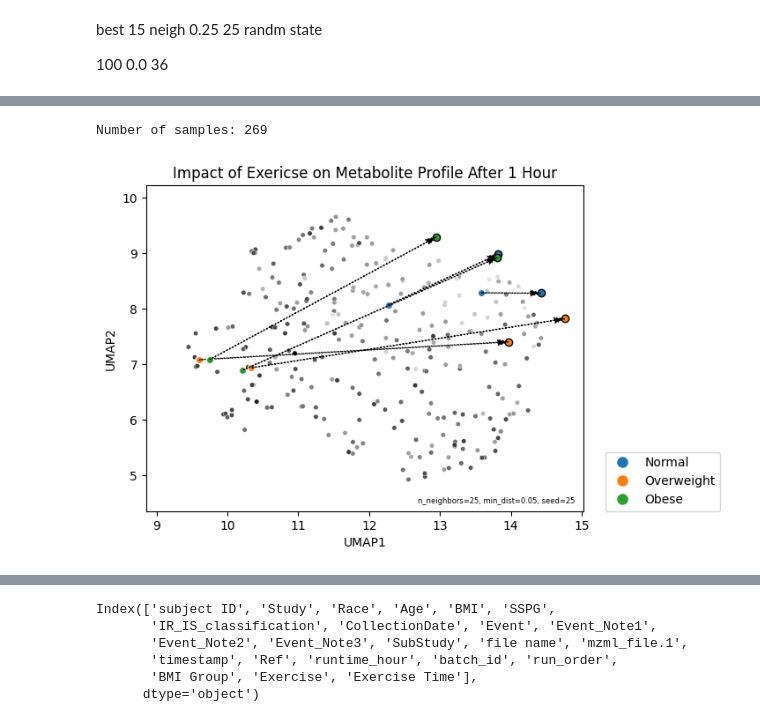
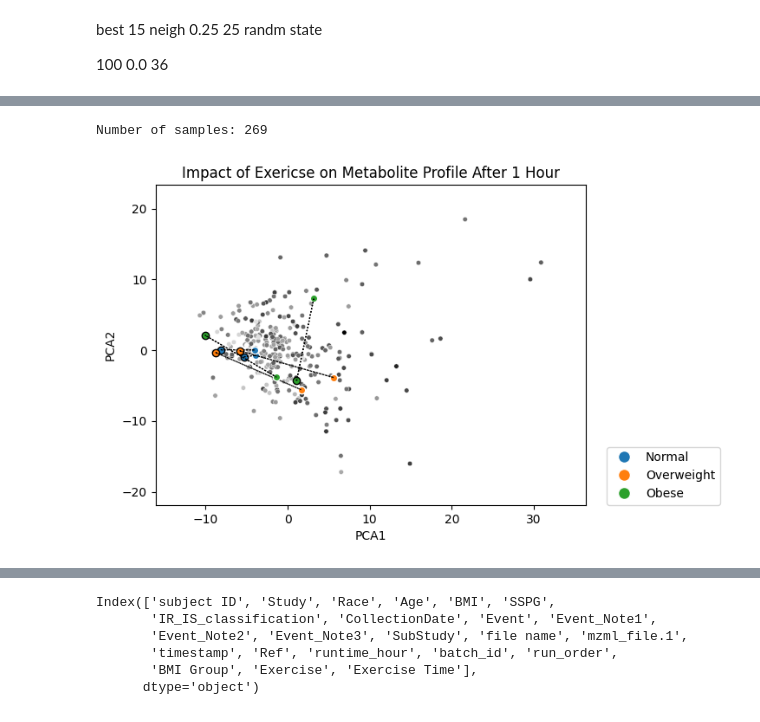
Before and after one commit to ReviveMed/mzEmbed, a Jupyter notebook: ml/stanford_bmi_umaps2.ipynb, the cells around one changed output, grey strips where cells are left out. Drawn from its saved outputs; the diff is of its cells as text; code cells hidden in the pictures.

```diff
--- a/ml/stanford_bmi_umaps2.ipynb
+++ b/ml/stanford_bmi_umaps2.ipynb
@@ -280,19 +369,19 @@ fig, axes = plt.subplots(1, 3, figsize=(15, 5), sharex=True, sharey=True)
 # Define the labels for the subplots
 labels = ['Normal', 'Overweight', 'Obese']
 
-# Iterate over the subplots and plot the UMAP scatter plot for each group
+# Iterate over the subplots and plot thef {emb_kind} scatter plot for each group
 for i, ax in enumerate(axes):
     # Get the subset of the dataframe for the current group
     subset = exercise_subset[exercise_subset['BMI Group'] == labels[i]]
     subset = subset.drop_duplicates(subset=['subject ID', 'Event_Note1'])
-    matched_subset = subset.pivot(index='subject ID', columns='Event_Note1', values=['UMAP1','UMAP2'])
+    matched_subset = subset.pivot(index='subject ID', columns='Event_Note1', values=[f'{emb_kind}1',f'{emb_kind}2'])
 
     for idx, row in matched_subset.iterrows():
         # Get the coordinates for the 'Baseline' and '1 hour' points
-        baseline_x = row[('UMAP1', 'Baseline')]
-        baseline_y = row[('UMAP2', 'Baseline')]
-        hour_x = row[('UMAP1', '1 hour')]
-        hour_y = row[('UMAP2', '1 hour')]
+        baseline_x = row[(f'{emb_kind}1', 'Baseline')]
+        baseline_y = row[(f'{emb_kind}2', 'Baseline')]
+        hour_x = row[(f'{emb_kind}1', '1 hour')]
+        hour_y = row[(f'{emb_kind}2', '1 hour')]
 
         # Draw a scatter plot for the 'Baseline' point
         ax.scatter(baseline_x, baseline_y, color='C0', label='Baseline' if idx == matched_subset.index[0] else "")
@@ -312,8 +401,8 @@ for i, ax in enumerate(axes):
 
     # Set the title and axis labels for the subplot
     ax.set_title(labels[i])
-    ax.set_xlabel('UMAP 1')
-    ax.set_ylabel('UMAP 2')
+    ax.set_xlabel(f'{emb_kind} 1')
+    ax.set_ylabel(f'{emb_kind} 2')
 
 # Add a colorbar to the last subplot
 # cbar = plt.colorbar(ax=axes[-1])
@@ -323,5 +412,5 @@ for i, ax in enumerate(axes):
 plt.tight_layout()
 
 # Show the plot
-plt.savefig(os.path.join(chosen_umap_plots_dir, 'arrow-bmi_embedding.png'), dpi=300, bbox_inches='tight')
+plt.savefig(os.path.join(chosen_plots_dir, 'arrow-bmi_embedding.png'), dpi=300, bbox_inches='tight')
 # %% [output]
@@ -378,26 +468,27 @@ Number of samples: 269
 # %%
-create_nice_embedding_plot(trainval_embedding, 'BMI', df, is_umap=True,palette='gray_r',margin_amount=0.12)
+create_nice_embedding_plot(trainval_embedding, 'BMI', df, emb_kind=emb_kind,palette='gray_r',margin_amount=margin_amount)
 # remove the legend
 # plt.gca().get_legend().remove()
 
 # add some text in the corner of the plot
 # how to make this text smllar"
-plt.text(0.98, 0.02, desc_text,
-    verticalalignment='bottom',
-    horizontalalignment='right',
-    transform=plt.gca().transAxes,
-    fontsize=6)
+if show_text:
+    plt.text(0.98, 0.02, desc_text,
+        verticalalignment='bottom',
+        horizontalalignment='right',
+        transform=plt.gca().transAxes,
+        fontsize=6)
 
 label_colors = ['C0','C1','C2']
 for i in range(3):
     subset = exercise_subset[exercise_subset['BMI Group'] == labels[i]]
     subset = subset.drop_duplicates(subset=['subject ID', 'Event_Note1'])
-    matched_subset = subset.pivot(index='subject ID', columns='Event_Note1', values=['UMAP1','UMAP2'])
+    matched_subset = subset.pivot(index='subject ID', columns='Event_Note1', values=[f'{emb_kind}1',f'{emb_kind}2'])
 
-    hour_x = matched_subset[('UMAP1', '1 hour')]
-    hour_y = matched_subset[('UMAP2', '1 hour')]
-    baseline_x = matched_subset[('UMAP1', 'Baseline')]
-    baseline_y = matched_subset[('UMAP2', 'Baseline')]
+    hour_x = matched_subset[(f'{emb_kind}1', '1 hour')]
+    hour_y = matched_subset[(f'{emb_kind}2', '1 hour')]
+    baseline_x = matched_subset[(f'{emb_kind}1', 'Baseline')]
+    baseline_y = matched_subset[(f'{emb_kind}2', 'Baseline')]
     r_dist = np.sqrt((hour_x - baseline_x)**2 + (hour_y - baseline_y)**2)
     if i == 0:
         r_dist = r_dist.sort_values(ascending=True)
@@ -406,11 +497,14 @@ for i in range(3):
 
     bmi_group =labels[i]
     for j in range(2):
-        row = matched_subset.loc[r_dist.index[j]]
-        baseline_x = row[('UMAP1', 'Baseline')]
-        baseline_y = row[('UMAP2', 'Baseline')]
-        hour_x = row[('UMAP1', '1 hour')]
-        hour_y = row[('UMAP2', '1 hour')]
+        if i == 1:
+            row = matched_subset.loc[r_dist.index[j+2]]
+        else:
+            row = matched_subset.loc[r_dist.index[j]]
+        baseline_x = row[(f'{emb_kind}1', 'Baseline')]
+        baseline_y = row[(f'{emb_kind}2', 'Baseline')]
+        hour_x = row[(f'{emb_kind}1', '1 hour')]
+        hour_y = row[(f'{emb_kind}2', '1 hour')]
 
         # Draw a scatter plot for the 'Baseline' point
         plt.scatter(baseline_x, baseline_y, edgecolor='white', facecolors=label_colors[i],
@@ -423,33 +517,33 @@ for i in range(3):
         # Draw an arrow from the 'Baseline' point to the '1 hour' point
         plt.arrow(baseline_x, baseline_y, hour_x - baseline_x, hour_y - baseline_y, color='black', length_includes_head=True,
                 head_width=0.1,width=0.005,linestyle=':')
 
     # place legend outside of the plot
     # plt.legend(bbox_to_anchor=(1.05, 1), loc=2, borderaxespad=0.)
-# plt.savefig(os.path.join(chosen_umap_plots_dir, 'gray_top_movement_embedding.png'), dpi=300, bbox_inches='tight')
+# plt.savefig(os.path.join(chosenf_{emb_kind}_plots_dir, 'gray_top_movement_embedding.png'), dpi=300, bbox_inches='tight')
 
 # add a custom legend to the plot for the Obsese groups
 # legend_text = ['Normal Baseline', 'Normal 1 hour', 'Overweight Baseline', 'Overweight 1 hour', 'Obese Baseline', 'Obese 1 hour']
 # legend_colors = ['C0','C0','C1','C1','C2','C2']
 # legend_markers = ['o','o','o','o','o','o']
 legend_text = ['Normal', 'Overweight', 'Obese']
 legend_colors = ['C0','C1','C2']
 legend_markers = ['o','o','o']
 
 
 legend_labels = []
 for i in range(3):
     legend_labels.append(f'{labels[i]}')
     # for j in range(2):
     #     legend_labels.append(f'{labels[i]} {["Baseline","1 hour"][j]}')
 plt.legend(handles=[plt.Line2D([0], [0], marker=legend_markers[i], color='w',
     markerfacecolor=legend_colors[i], markersize=10, label=legend_text[i]) for i in range(3)],
      loc='lower left',bbox_to_anchor=(1.05, 0), borderaxespad=0.)
 # plt.legend(bbox_to_anchor=(1.05, 1), loc=2, borderaxespad=0.)
 
 plt.title('Impact of Exericse on Metabolite Profile After 1 Hour')
 
-plt.savefig(os.path.join(chosen_umap_plots_dir, 'gray_top_movement_embedding.png'), dpi=300, bbox_inches='tight')
+plt.savefig(os.path.join(chosen_plots_dir, 'gray_top_movement_embedding.png'), dpi=300, bbox_inches='tight')
 # %% [output]
 Number of samples: 269
-[figure, old version]
+[figure, new version]
```
Also changed, not shown: parts of 13 cells of this notebook.
